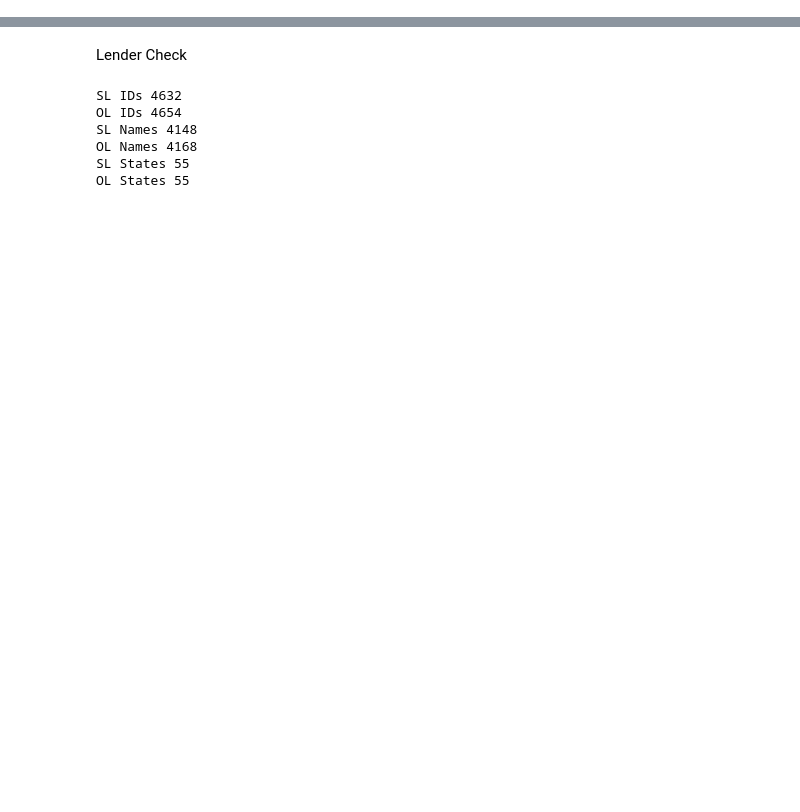
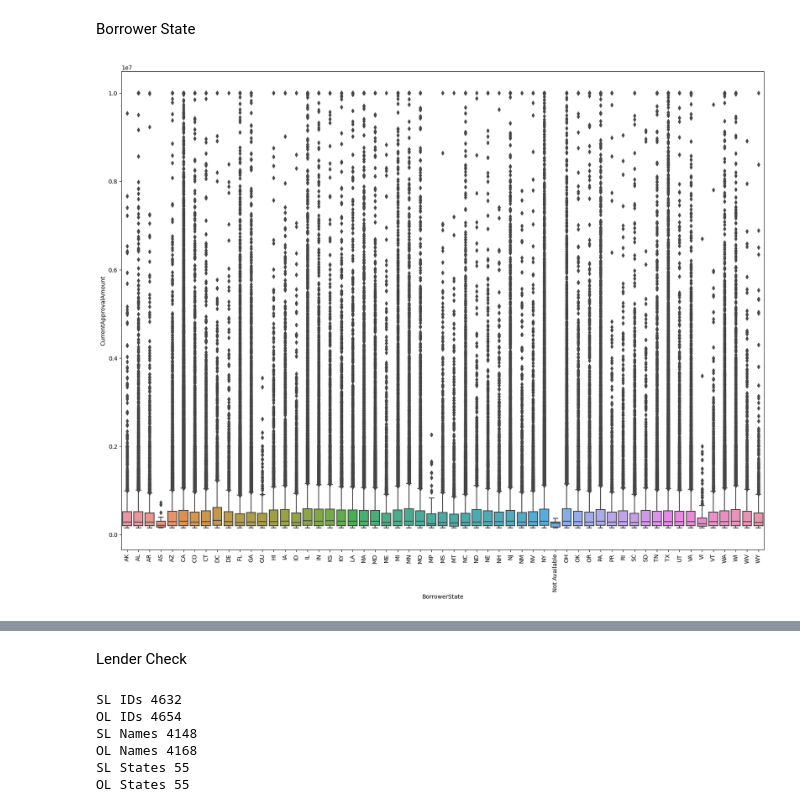
Before and after one commit to cspence001/mapdata_finalization_notebooks, a Jupyter notebook: updates:comparisons/column_value_checks.ipynb, the cells around one changed output, grey strips where cells are left out. Saved outputs shown, nothing was run; the diff lists cells and outputs as text; code cells hidden in the pictures; blank space fills up the shorter version.

```diff
--- a/updates:comparisons/column_value_checks.ipynb
+++ b/updates:comparisons/column_value_checks.ipynb
@@ -7,0 +49,14 @@ pipe_file = pd.read_csv("../../data/ppp_pipe23.csv", index_col=0)
+# %% [markdown]
+Borrower State
+# %%
+cols = ["LoanNumber","BorrowerState", "CurrentApprovalAmount"]
+bs_ca = pipe_file[cols]
+
+
+
+plt.figure(figsize=(20,15))
+sns.boxplot(y='CurrentApprovalAmount',x='BorrowerState',data = bs_ca.sort_values('BorrowerState',ascending=True))
+plt.xticks(rotation=90)
+plt.show()
+# %% [output]
+[figure, added]
```
Also changed, not shown: parts of 30 cells of this notebook, 2 other files.
